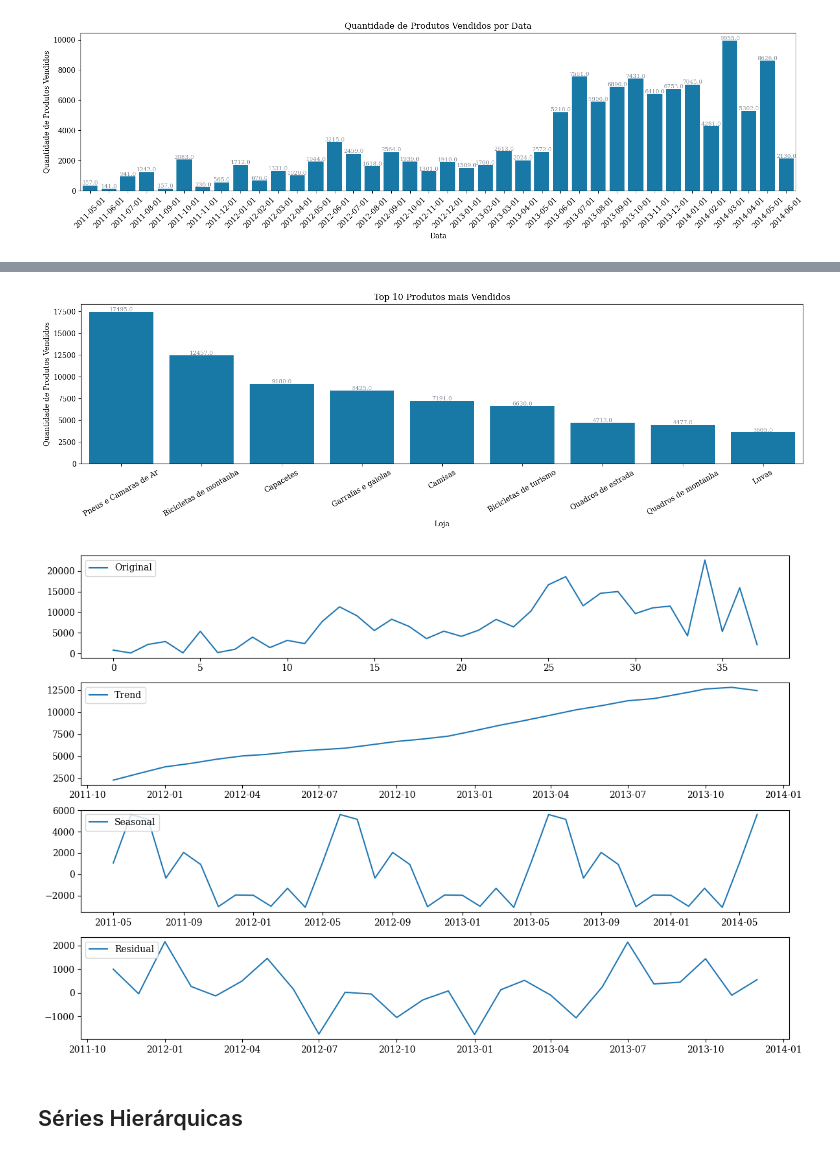
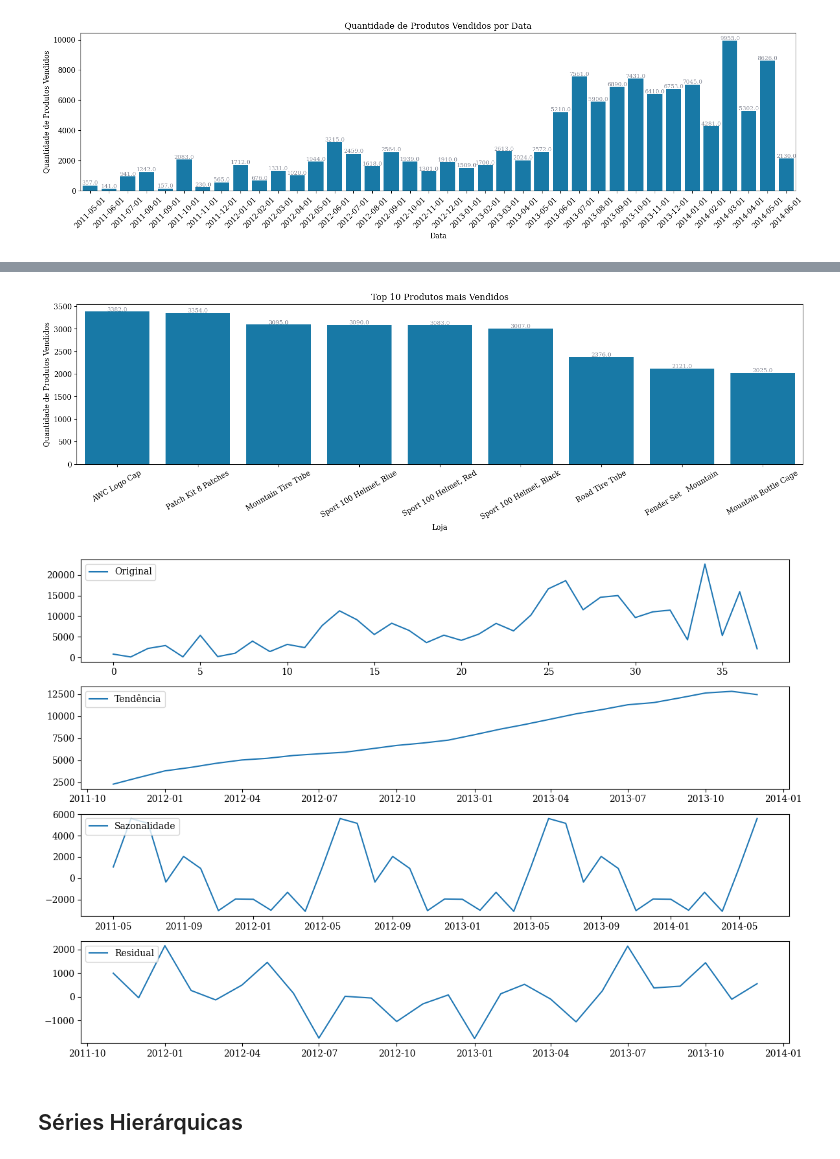
Before and after one commit to andressagomes26/adventure_works_demand_forecast, a Jupyter notebook: demand_forecast.ipynb, the cells around one changed output, grey strips where cells are left out. Saved outputs shown, nothing was run; the diff lists cells and outputs as text; code cells hidden in the pictures.

```diff
--- a/demand_forecast.ipynb
+++ b/demand_forecast.ipynb
@@ -349,19 +349,19 @@ plt.show()
 # %%
-top_stores = df['product_subcategory_name'].value_counts().nlargest(10).index
+top_stores = df['product_name'].value_counts().nlargest(10).index
 top_stores = top_stores[1:]
-df_top_stores = df[df['product_subcategory_name'].isin(top_stores)]
-df_top_stores['product_subcategory_name'] = pd.Categorical(df_top_stores['product_subcategory_name'], categories=top_stores, ordered=True)
+df_top_stores = df[df['product_name'].isin(top_stores)]
+df_top_stores['product_name'] = pd.Categorical(df_top_stores['product_name'], categories=top_stores, ordered=True)
 
 
 fig, axs = plt.subplots(figsize=(18, 4))
-ax = sns.countplot(x='product_subcategory_name', data=df_top_stores, color=cerulean)
+ax = sns.countplot(x='product_name', data=df_top_stores, color=cerulean)
 plt.xticks(rotation=30)
 plot_annotate(ax, 'Top 10 Produtos mais Vendidos')
 plt.xlabel('Loja')
 plt.ylabel('Quantidade de Produtos Vendidos')
 plt.show()
 # %% [output]
-[figure, old version]
+[figure, new version]
 # %%
 result = seasonal_decompose(monthly_sales.set_index('month')["orderqty"], model='additive', period=12)
 
@@ -372,11 +372,11 @@ def seasonal_decomposition_plots(data: pd.DataFrame, seasonal_decomposition: Dec
     plt.legend(loc='upper left')
 
     plt.subplot(4, 1, 2)
-    plt.plot(seasonal_decomposition.trend, label='Trend')
+    plt.plot(seasonal_decomposition.trend, label='Tendência')
     plt.legend(loc='upper left')
 
     plt.subplot(4, 1, 3)
-    plt.plot(seasonal_decomposition.seasonal, label='Seasonal')
+    plt.plot(seasonal_decomposition.seasonal, label='Sazonalidade')
     plt.legend(loc='upper left')
 
     plt.subplot(4, 1, 4)
@@ -389,7 +389,7 @@ def seasonal_decomposition_plots(data: pd.DataFrame, seasonal_decomposition: Dec
 
 seasonal_decomposition_plots(data=monthly_sales, seasonal_decomposition=result)
 # %% [output]
-[figure, old version]
+[figure, new version]
 # %% [markdown]
 ## Séries Hierárquicas
 # %% [markdown]
```
Also changed, not shown: parts of 54 cells of this notebook.
